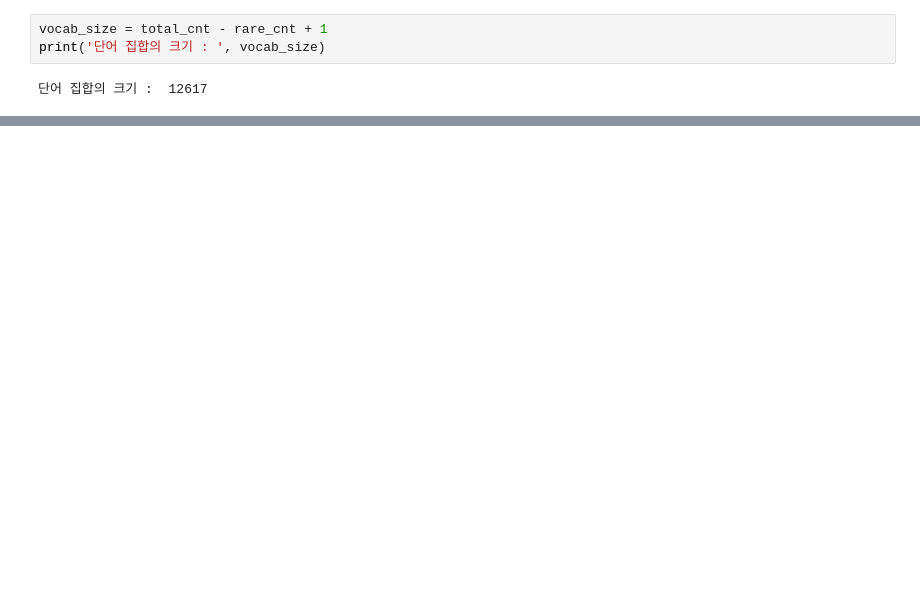
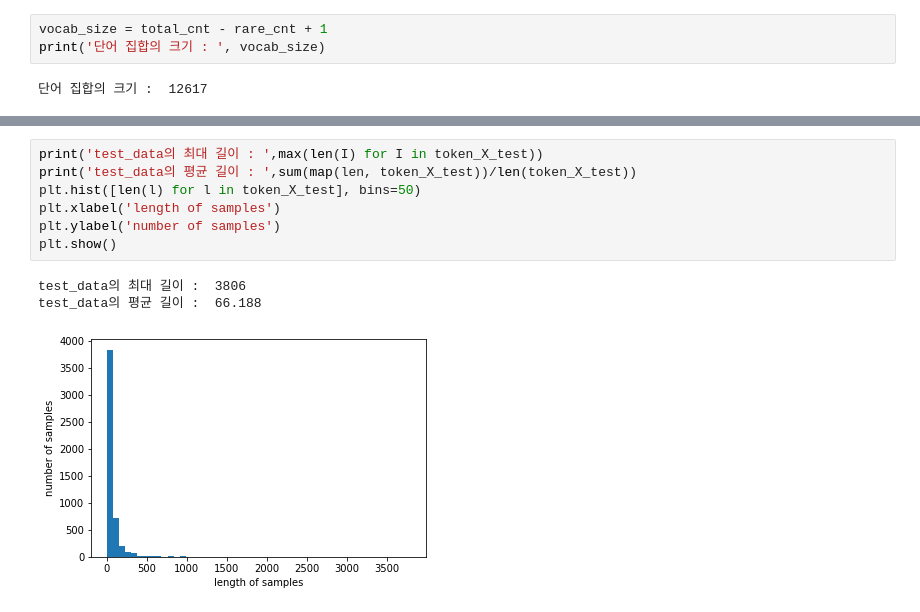
Before and after one commit to cij1012/Dacon_study, a Jupyter notebook: 청원.ipynb, the cells around one changed output, grey strips where cells are left out. Saved outputs shown, nothing was run; the diff lists cells and outputs as text; blank space fills up the shorter version.

```diff
--- a/청원.ipynb
+++ b/청원.ipynb
@@ -311,0 +351,11 @@ print('단어 집합의 크기 : ', vocab_size)
+# %%
+print('test_data의 최대 길이 : ',max(len(I) for I in token_X_test))
+print('test_data의 평균 길이 : ',sum(map(len, token_X_test))/len(token_X_test))
+plt.hist([len(l) for l in token_X_test], bins=50)
+plt.xlabel('length of samples')
+plt.ylabel('number of samples')
+plt.show()
+# %% [output]
+test_data의 최대 길이 :  3806
+test_data의 평균 길이 :  66.188
+[figure, added]
```
Also changed, not shown: parts of 26 cells of this notebook.
